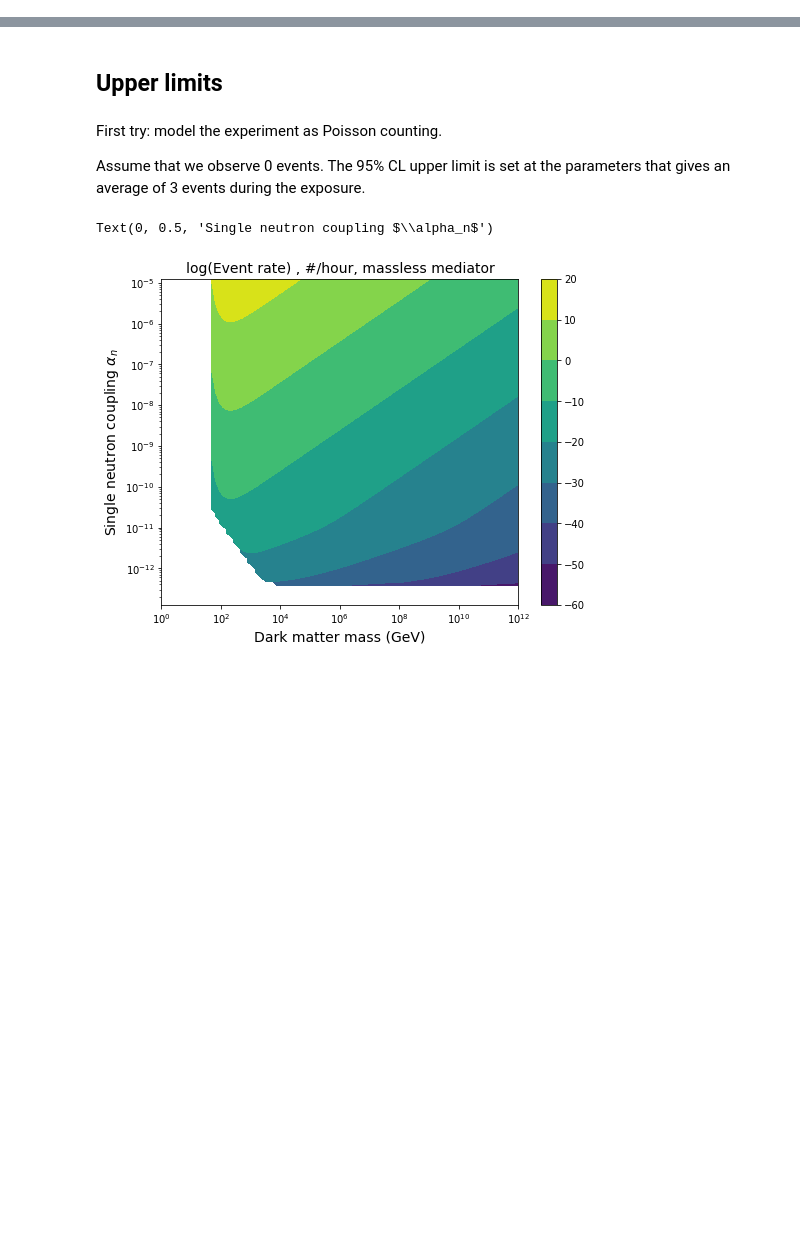
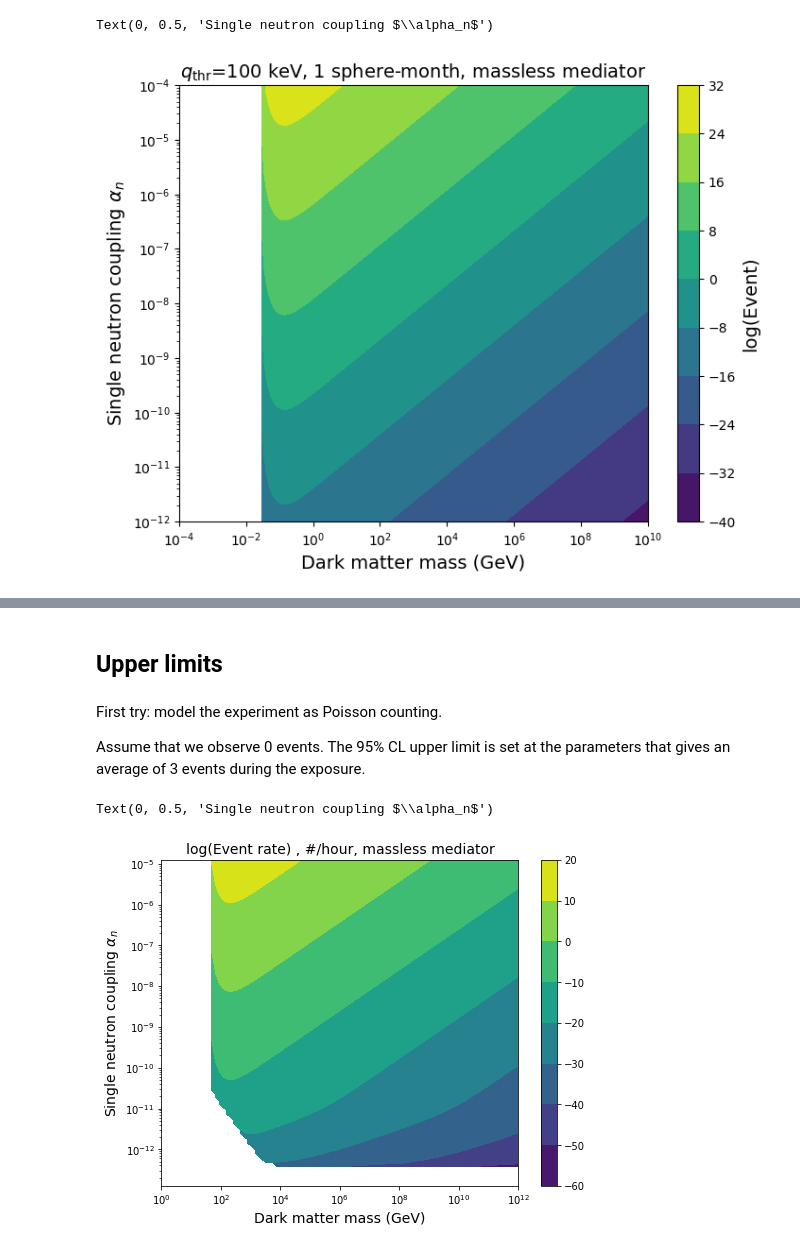
Before and after one commit to yuhants/impulse, a Jupyter notebook: yuhan/set_limits_massless_mediator.ipynb, the cells around one changed output, grey strips where cells are left out. Saved outputs shown, nothing was run; the diff lists cells and outputs as text; code cells hidden in the pictures; blank space fills up the shorter version.

```diff
--- a/yuhan/set_limits_massless_mediator.ipynb
+++ b/yuhan/set_limits_massless_mediator.ipynb
@@ -107,0 +118,31 @@ def dR_dq(mx, mphi, alpha, q, vlist, q_thr):
+# %%
+q_thr = 100e3 / 1e9   # Momentum threshold in GeV
+exposure = 24 * 30   # 1 sphere - month
+
+events_100kev, events_out_100kev = np.empty((mx_gev.size, alpha_t.size)), np.empty((mx_gev.size, alpha_t.size))
+
+for i, mx in enumerate(mx_gev):
+    for j, alpha in enumerate(alpha_t):
+        drdq_file = np.load(outdir + f'/drdq_{sphere_type}_{mx:.5e}_{alpha:.5e}.npz', allow_pickle='True')
+
+        # GeV; Counts/hour/GeV
+        qq, drdq, drdq_out = drdq_file['q'], drdq_file['drdq'], drdq_file['drdq_out']
+
+        events_100kev[i][j] = get_total_events(qq, drdq, q_thr, exposure)
+        events_out_100kev[i][j] = get_total_events(qq, drdq_out, q_thr, exposure)
+# %%
+plt.figure(figsize=(8, 6))
+plt.contourf(mx_gev, alpha_t, np.log(events_100kev.T))
+plt.colorbar().set_label(label='log(Event)', size=14)
+plt.yscale('log')
+plt.xscale('log')
+
+# plt.xlim(1e-2, 1e10)
+# plt.ylim(1e-10, 1e-5)
+
+plt.title(r'$q_{\mathrm{thr}}$=100 keV, 1 sphere-month, massless mediator', fontsize=14)
+plt.xlabel(r'Dark matter mass (GeV)', fontsize=14)
+plt.ylabel(r'Single neutron coupling $\alpha_n$', fontsize=14)
+# %% [output]
+Text(0, 0.5, 'Single neutron coupling $\\alpha_n$')
+[figure, added]
```
Also changed, not shown: parts of 26 cells of this notebook, 4 other files.
